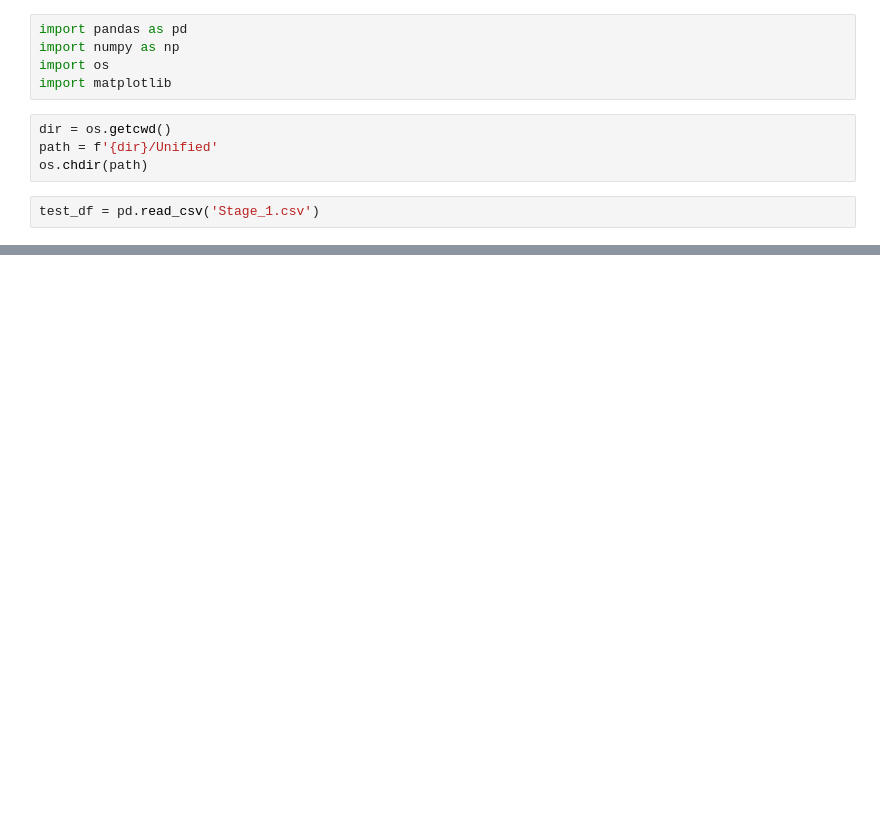
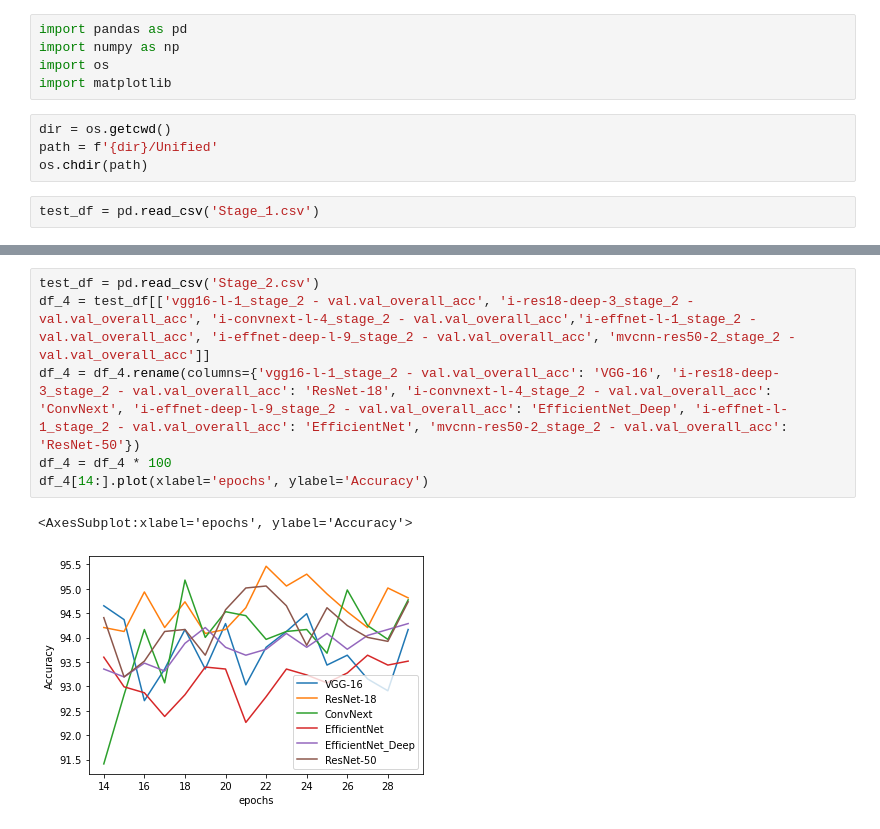
Before and after one commit to RonaldErnst/MVCNN, a Jupyter notebook: data/for_plots/plotter.ipynb, the cells around one changed output, grey strips where cells are left out. Cells and saved outputs as stored; diff of their text form; blank space fills up the shorter version.

```diff
--- a/data/for_plots/plotter.ipynb
+++ b/data/for_plots/plotter.ipynb
@@ -35,0 +46,9 @@ os.getcwd()
+# %%
+test_df = pd.read_csv('Stage_2.csv')
+df_4 = test_df[['vgg16-l-1_stage_2 - val.val_overall_acc', 'i-res18-deep-3_stage_2 - val.val_overall_acc', 'i-convnext-l-4_stage_2 - val.val_overall_acc','i-effnet-l-1_stage_2 - val.val_overall_acc', 'i-effnet-deep-l-9_stage_2 - val.val_overall_acc', 'mvcnn-res50-2_stage_2 - val.val_overall_acc']]
+df_4 = df_4.rename(columns={'vgg16-l-1_stage_2 - val.val_overall_acc': 'VGG-16', 'i-res18-deep-3_stage_2 - val.val_overall_acc': 'ResNet-18', 'i-convnext-l-4_stage_2 - val.val_overall_acc': 'ConvNext', 'i-effnet-deep-l-9_stage_2 - val.val_overall_acc': 'EfficientNet_Deep', 'i-effnet-l-1_stage_2 - val.val_overall_acc': 'EfficientNet', 'mvcnn-res50-2_stage_2 - val.val_overall_acc': 'ResNet-50'})
+df_4 = df_4 * 100
+df_4[14:].plot(xlabel='epochs', ylabel='Accuracy')
+# %% [output]
+<AxesSubplot:xlabel='epochs', ylabel='Accuracy'>
+[figure, added]
```
Also changed, not shown: parts of 9 cells of this notebook, 4 other files.
